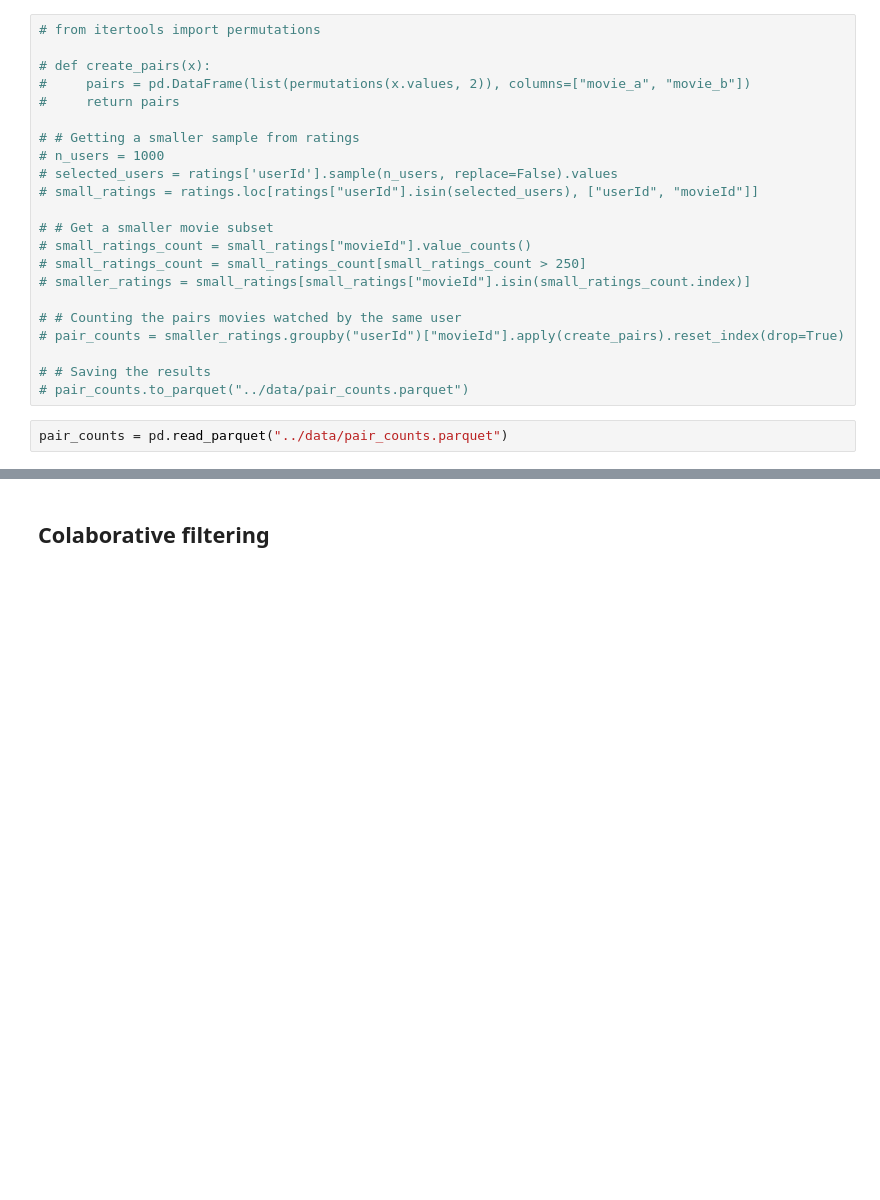
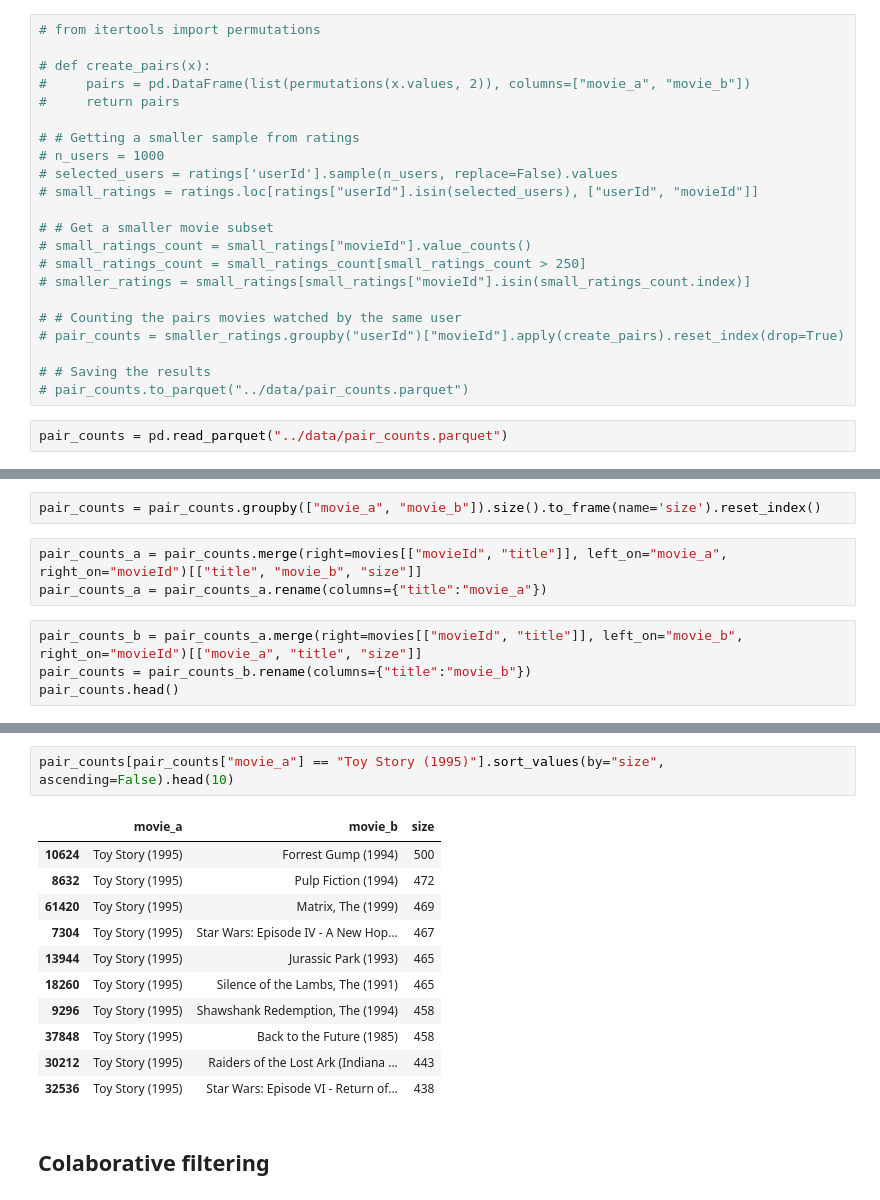
Before and after one commit to franklinzppa/movie-recommendation, a Jupyter notebook: notebooks/recomendation.ipynb, the cells around one changed output, grey strips where cells are left out. Cells and saved outputs as stored; diff of their text form; blank space fills up the shorter version.

```diff
--- a/notebooks/recomendation.ipynb
+++ b/notebooks/recomendation.ipynb
@@ -187,0 +176,9 @@ memory usage: 333.8 MB
+# %%
+pair_counts = pair_counts.groupby(["movie_a", "movie_b"]).size().to_frame(name='size').reset_index()
+# %%
+pair_counts_a = pair_counts.merge(right=movies[["movieId", "title"]], left_on="movie_a", right_on="movieId")[["title", "movie_b", "size"]]
+pair_counts_a = pair_counts_a.rename(columns={"title":"movie_a"})
+# %%
+pair_counts_b = pair_counts_a.merge(right=movies[["movieId", "title"]], left_on="movie_b", right_on="movieId")[["movie_a", "title", "size"]]
+pair_counts = pair_counts_b.rename(columns={"title":"movie_b"})
+pair_counts.head()
@@ -188,3 +192,17 @@ memory usage: 333.8 MB
+# %%
+pair_counts[pair_counts["movie_a"] == "Toy Story (1995)"].sort_values(by="size", ascending=False).head(10)
+# %% [output]
+|  | movie_a | movie_b | size |
+| 10624 | Toy Story (1995) | Forrest Gump (1994) | 500 |
+| 8632 | Toy Story (1995) | Pulp Fiction (1994) | 472 |
+| 61420 | Toy Story (1995) | Matrix, The (1999) | 469 |
+| 7304 | Toy Story (1995) | Star Wars: Episode IV - A New Hop... | 467 |
+| 13944 | Toy Story (1995) | Jurassic Park (1993) | 465 |
+| 18260 | Toy Story (1995) | Silence of the Lambs, The (1991) | 465 |
+| 9296 | Toy Story (1995) | Shawshank Redemption, The (1994) | 458 |
+| 37848 | Toy Story (1995) | Back to the Future (1985) | 458 |
+| 30212 | Toy Story (1995) | Raiders of the Lost Ark (Indiana ... | 443 |
+| 32536 | Toy Story (1995) | Star Wars: Episode VI - Return of... | 438 |
 # %% [markdown]
 ## Colaborative filtering
 # %%
```
Also changed, not shown: parts of 2 cells of this notebook.
